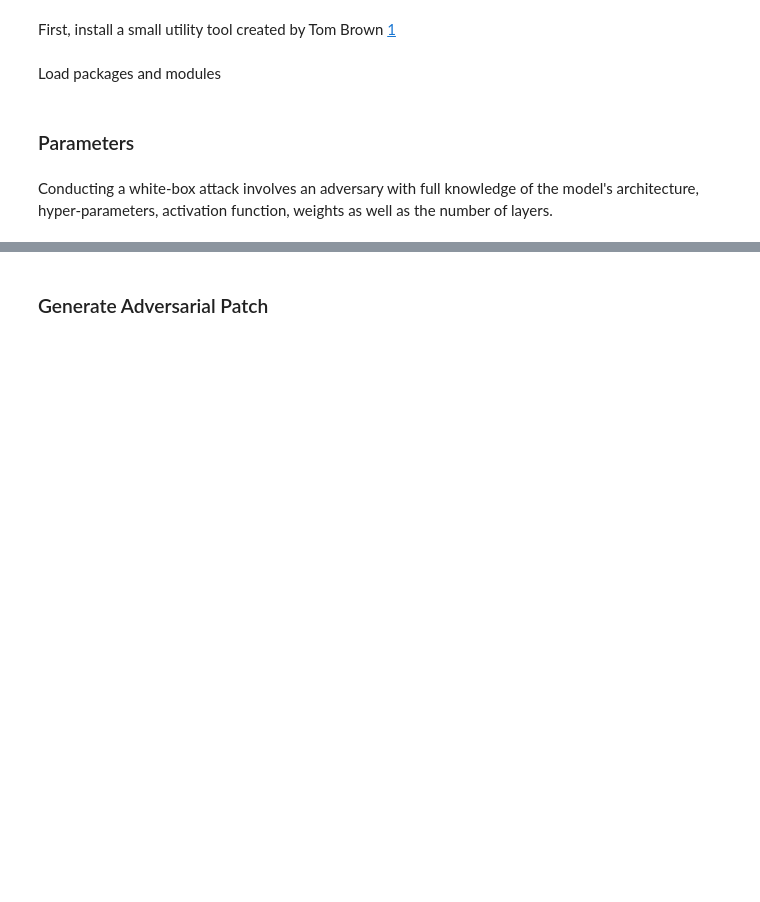
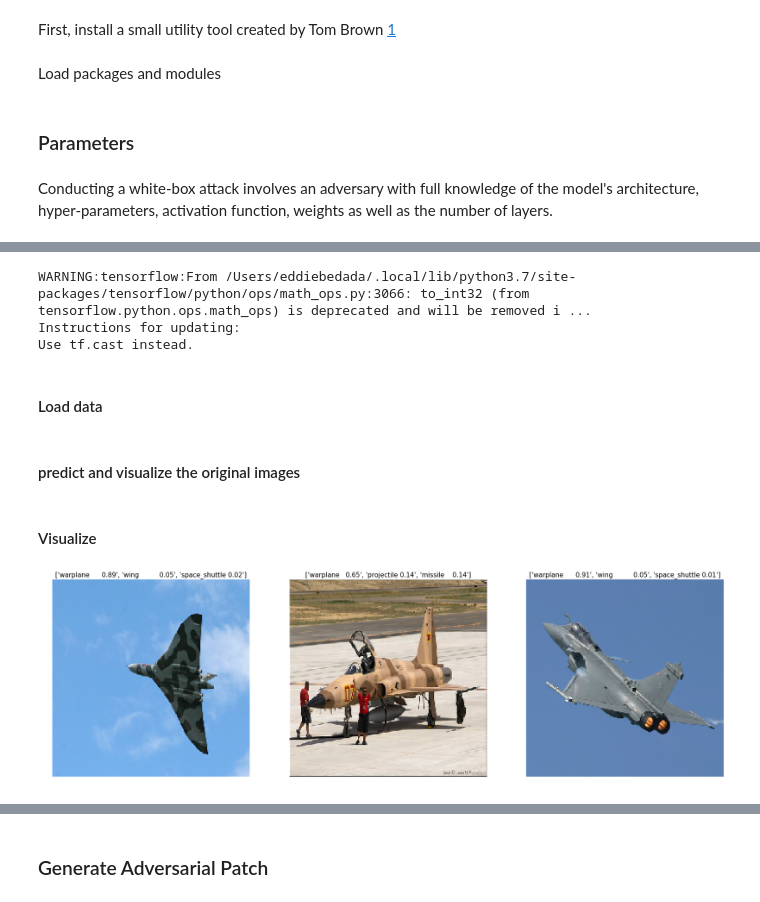
Before and after one commit to adbedada/adversarial_attack, a Jupyter notebook: notebooks/adversarial_patch_using_art.ipynb, the cells around one changed output, grey strips where cells are left out. Drawn from its saved outputs; the diff is of its cells as text; code cells hidden in the pictures; blank space fills up the shorter version.

```diff
--- a/notebooks/adversarial_patch_using_art.ipynb
+++ b/notebooks/adversarial_patch_using_art.ipynb
@@ -88,0 +75,3 @@ Use tf.cast instead.
+# %%
+model = ResNet50(input_tensor=_image_input,
+                 weights='imagenet')
@@ -89,3 +102,16 @@ Use tf.cast instead.
+# %%
+tfc = TFClassifier(clip_values=(0, 1),
+                   input_ph=_image_input,
+                   output_ph=_target_ys,
+                   logits=_logits,
+                   sess=sess,
+                   loss=target_loss)
+# %% [output]
+WARNING:tensorflow:From /Users/eddiebedada/.local/lib/python3.7/site-packages/tensorflow/python/ops/math_ops.py:3066: to_int32 (from tensorflow.python.ops.math_ops) is deprecated and will be removed i ...
+Instructions for updating:
+Use tf.cast instead.
+# %% [markdown]
+#### Load data
 # %%
 
 #data_dir ="./images/"
@@ -100,3 +126,48 @@ for file in glob.glob(data_dir+"*.jpg"):
     images_stack.append(original_img_batch)
 
 concated_images = np.concatenate(images_stack)
+# %% [markdown]
+#### predict and visualize the original images
+# %%
+def predict_image(model, image):
+
+    predicted_outputs = []
+
+    image = np.copy(image)
+    image = np.expand_dims(image, axis=0)
+
+    top = 3
+    prediction = model.predict(image)
+    prediction_decode = decode_predictions(prediction, top=top)[0]
+
+    lengths = list()
+
+    for i in range(top):
+        lengths.append(len(prediction_decode[i][1]))
+    max_length = max(lengths)
+
+    for i in range(top):
+        name = prediction_decode[i][1]
+        name = name.ljust(max_length, " ")
+        probability = prediction_decode[i][2]
+        output_str = "{} {:.2f}".format(name, probability)
+
+        predicted_outputs.append(output_str)
+
+    return predicted_outputs
+# %% [markdown]
+#### Visualize
+# %%
+fig = plt.subplots(1,3, figsize =(28,28))
+#label
+first_img = predict_image(model, concated_images[0, :, :, :])
+second_img = predict_image(model, concated_images[1, :, :, :])
+third_img = predict_image(model, concated_images[2, :, :, :])
+
+plt.subplot(131), plt.imshow(np.uint8(concated_images[0])), plt.title(first_img,fontsize=15),plt.axis('off')
+plt.subplot(132), plt.imshow(np.uint8(concated_images[1])), plt.title(second_img,fontsize=15),plt.axis('off')
+plt.subplot(133), plt.imshow(np.uint8(concated_images[2])), plt.title(third_img,fontsize=15),plt.axis('off')
+
+plt.show()
+# %% [output]
+[figure, added]
```
Also changed, not shown: parts of 46 cells of this notebook.
